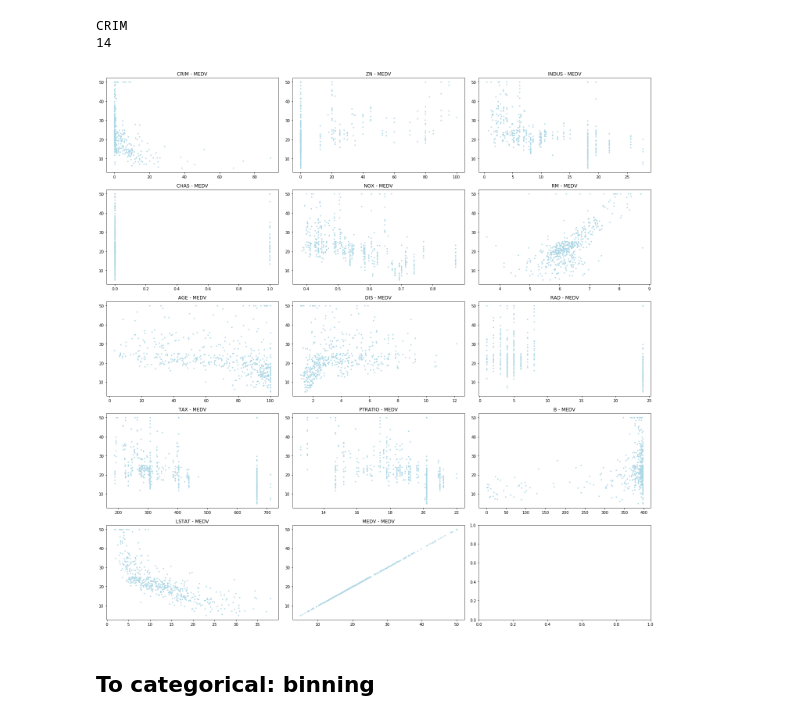
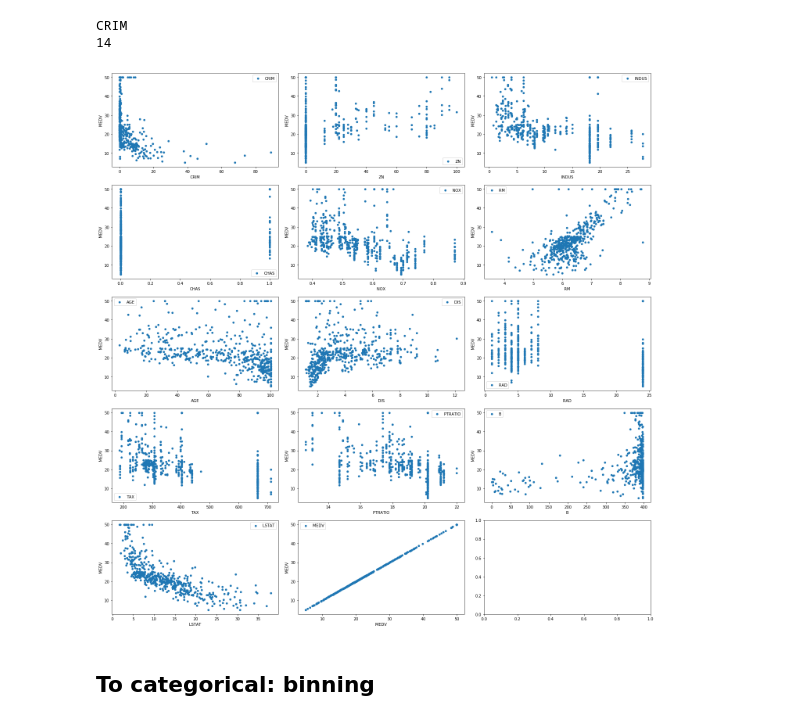
Before and after one commit to osterburg/dsc-1-11-05-dealing-with-categorical-variables-lab-online-ds-ft-100118, a Jupyter notebook: index.ipynb, the cells around one changed output. Saved outputs shown, nothing was run; the diff lists cells and outputs as text; code cells hidden in the pictures.

```diff
--- a/index.ipynb
+++ b/index.ipynb
@@ -123,27 +123,24 @@ CRIM
 # %%
 import math
 import pandas as pd
 import numpy as np
 import matplotlib.pyplot as plt
 %matplotlib inline
 
 ncol = 3 # pick one dimension
 nrow = math.floor((len(boston_df.columns)+ ncol-1) / ncol) # make sure enough subplots
 fig, axarr = plt.subplots(nrows=nrow, ncols=ncol, figsize=(20, 20)) # create the axes
 
 for i in range(len(boston_df.columns)): # go over a linear list of data
-    ix = np.unravel_index(i, axis.shape) # compute an appropriate index (1d or 2d)
+    ix = np.unravel_index(i, axarr.shape) # compute an appropriate index (1d or 2d)
 
     name = boston_df.columns[i]
-#     boston_df.columns[name].plot(kind='scatter', x=name, y='MEDV', ax=axarr[ix], label=name) # pandas method plot
-
-    axarr[ix[0], ix[1]].scatter(boston_df[name], boston_df['MEDV'], s=5, c='lightblue')
-    axarr[ix[0], ix[1]].set_title(name + ' - MEDV')
+    boston_df.plot(kind='scatter', x=name, y='MEDV', ax=axarr[ix], label=name)
 
 plt.tight_layout()
 plt.show()
 # %% [output]
-[figure, old version]
+[figure, new version]
 # %% [markdown]
 ## To categorical: binning
 # %% [markdown]
```
